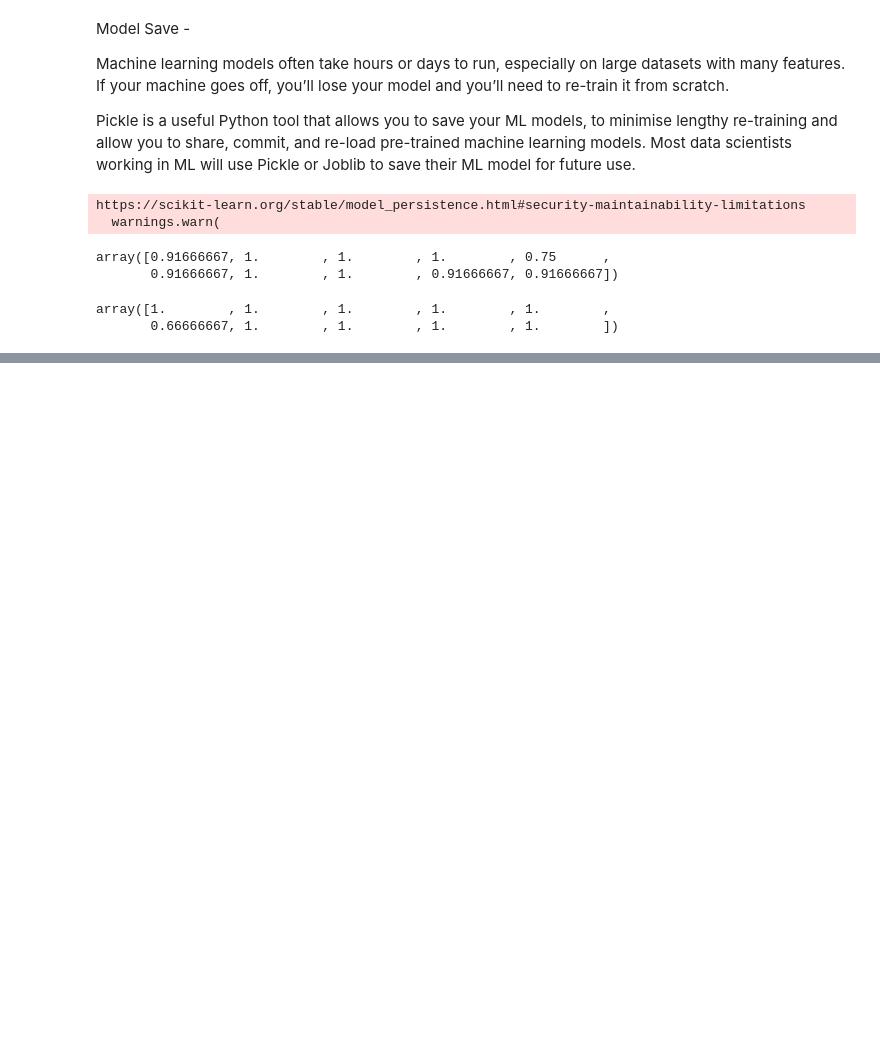
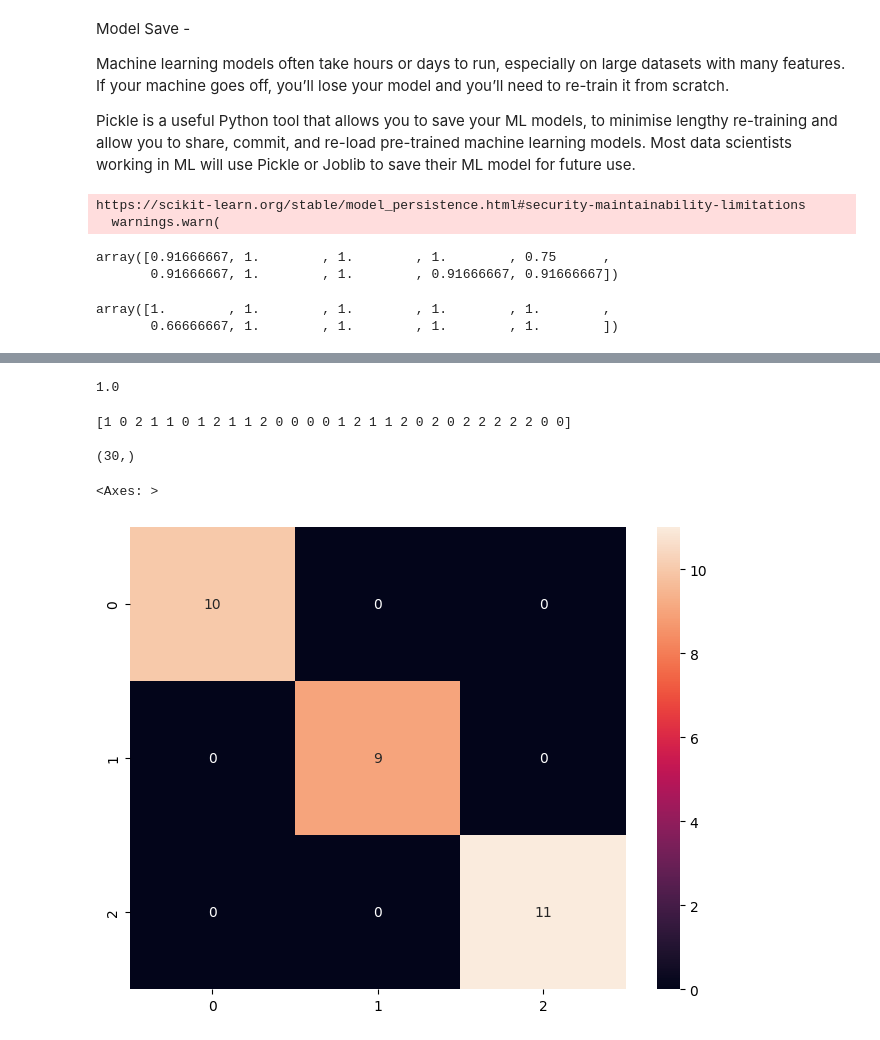
Before and after one commit to VivekHero/TE-SEM_6-DSBDAL, a Jupyter notebook: DSBDAL_A10_NaiveBayes.ipynb, the cells around one changed output, grey strips where cells are left out. Saved outputs shown, nothing was run; the diff lists cells and outputs as text; code cells hidden in the pictures; blank space fills up the shorter version.

```diff
--- a/DSBDAL_A10_NaiveBayes.ipynb
+++ b/DSBDAL_A10_NaiveBayes.ipynb
@@ -364,0 +402,20 @@ array([1.        , 1.        , 1.        , 1.        , 1.        ,
+# %%
+model.score(X_test, y_test)
+# %% [output]
+1.0
+# %%
+y_test_predicted = model.predict(X_test)
+print(y_test_predicted)
+
+print()
+print(y_test_predicted.shape)
+# %% [output]
+[1 0 2 1 1 0 1 2 1 1 2 0 0 0 0 1 2 1 1 2 0 2 0 2 2 2 2 2 0 0]
+
+(30,)
+# %%
+cm = confusion_matrix(y_test, y_test_predicted)
+sns.heatmap(cm, annot = True)
+# %% [output]
+<Axes: >
+[figure, added]
```
Also changed, not shown: parts of 10 cells of this notebook.
